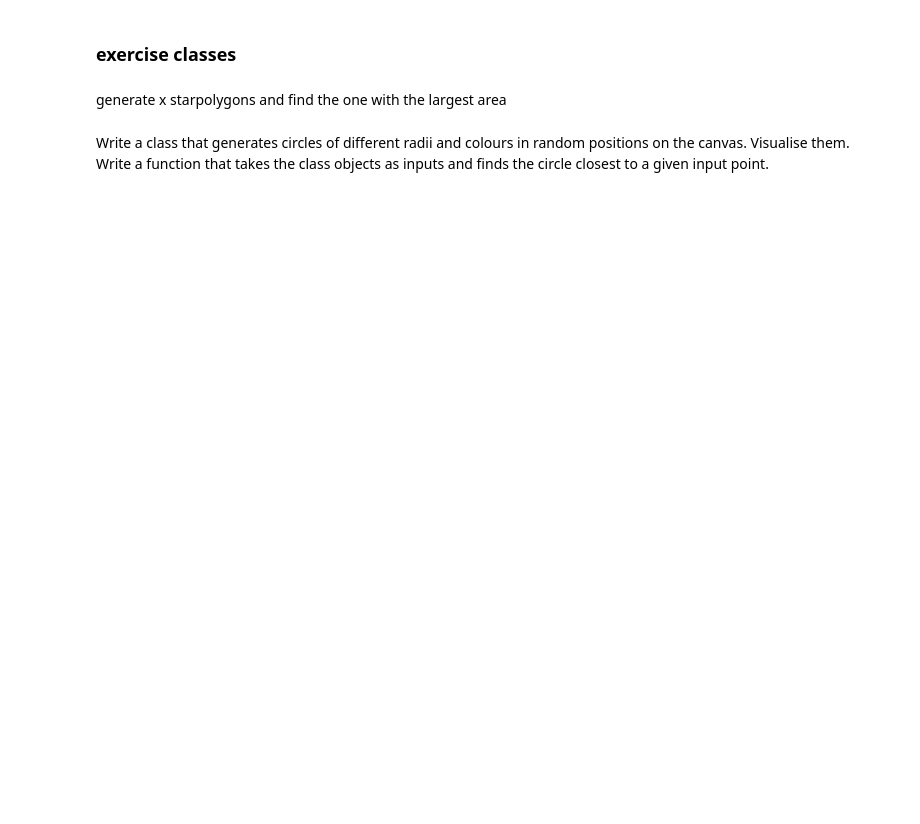
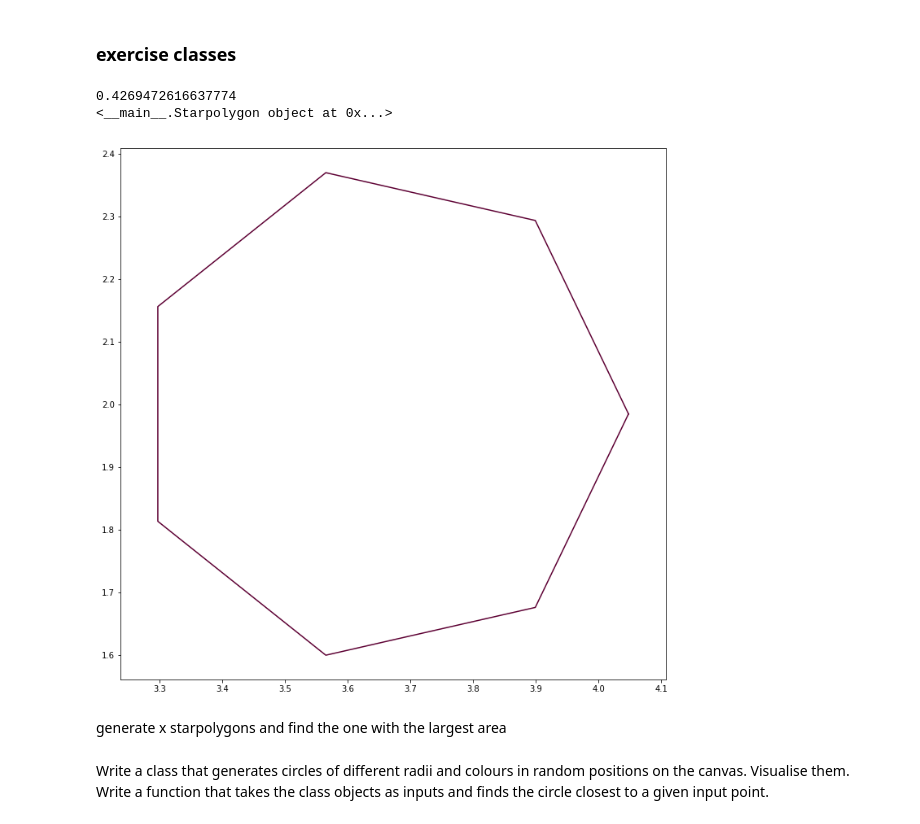
Before and after one commit to augmentedfabricationlab/afab_course, a Jupyter notebook: python_basics/05_Classes.ipynb, the cells around one changed output. Cells and saved outputs as stored; diff of their text form; code cells hidden in the pictures; blank space fills up the shorter version.

```diff
--- a/python_basics/05_Classes.ipynb
+++ b/python_basics/05_Classes.ipynb
@@ -71,5 +72,27 @@ for sp in morestars:
 # %% [markdown]
 ### exercise classes
+# %%
+arealist = []
+
+for starpoly in morestars:
+    arealist.append(starpoly.get_area())
+
+areas_sorted = sorted(arealist)
+
+# print(arealist)
+b = areas_sorted[-1]
+print(b)
+
+index_max = arealist.index(b)
+star_with_max_area = morestars[index_max]
+print(star_with_max_area)
+plt.figure(figsize=(12,12))
+plt.axis("equal")
+star_with_max_area.display()
+# %% [output]
+0.4269472616637774
+<__main__.Starpolygon object at 0x...>
+[figure, added]
 # %% [markdown]
 generate x starpolygons and find the one with the largest area
 # %% [markdown]
```
Also changed, not shown: parts of 4 cells of this notebook, 2 other files.
